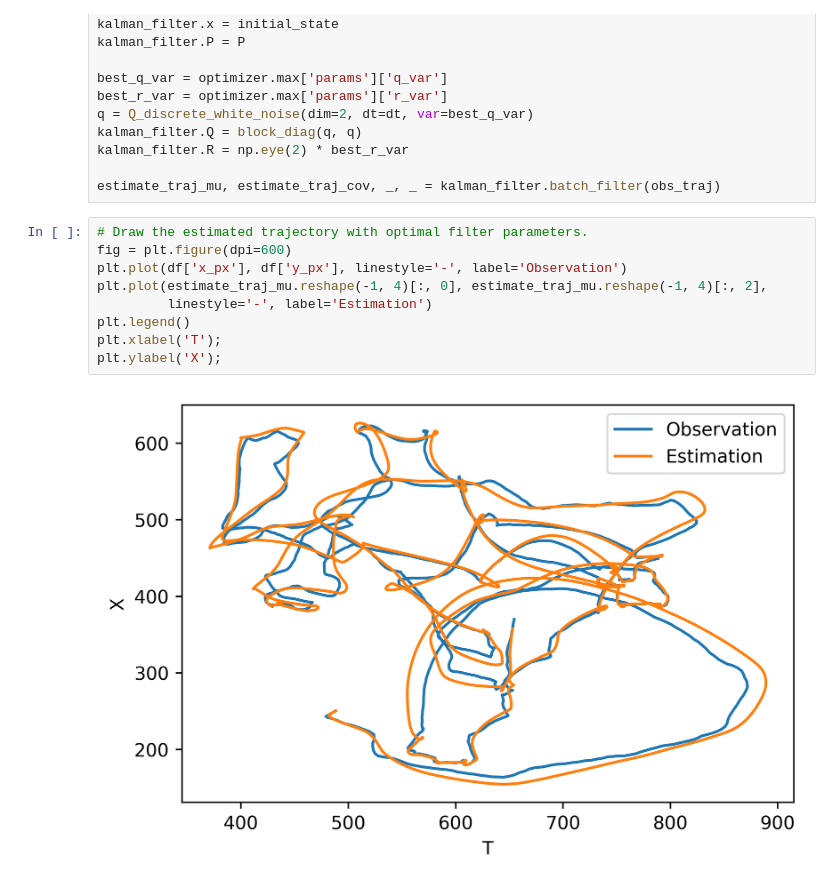
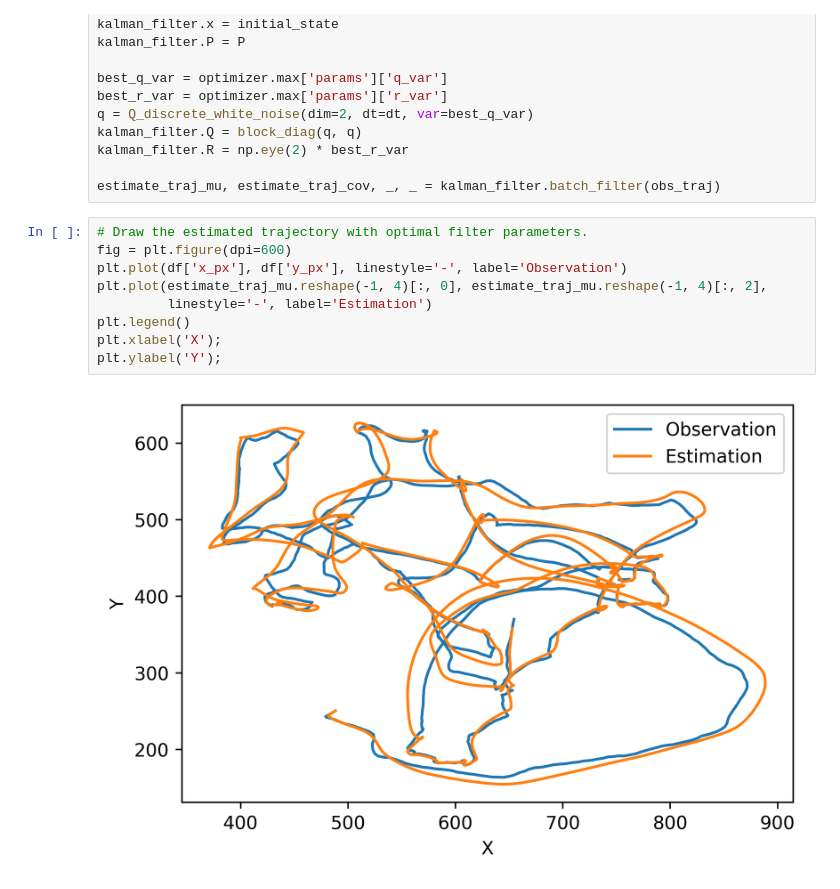
Before and after one commit to haozhu10015/Kalman-Filter-Auto-Tuning, a Jupyter notebook: 2_2D-fly-trajectory.ipynb, the cells around one changed output. Drawn from its saved outputs; the diff is of its cells as text.

```diff
--- a/2_2D-fly-trajectory.ipynb
+++ b/2_2D-fly-trajectory.ipynb
@@ -107,11 +110,11 @@ estimate_traj_mu, estimate_traj_cov, _, _ = kalman_filter.batch_filter(obs_traj)
 # %%
 # Draw the estimated trajectory with optimal filter parameters.
 fig = plt.figure(dpi=600)
 plt.plot(df['x_px'], df['y_px'], linestyle='-', label='Observation')
 plt.plot(estimate_traj_mu.reshape(-1, 4)[:, 0], estimate_traj_mu.reshape(-1, 4)[:, 2],
          linestyle='-', label='Estimation')
 plt.legend()
-plt.xlabel('T');
-plt.ylabel('X');
+plt.xlabel('X');
+plt.ylabel('Y');
 # %% [output]
-[figure, old version]
+[figure, new version]
```
Also changed, not shown: parts of 1 cell of this notebook.
